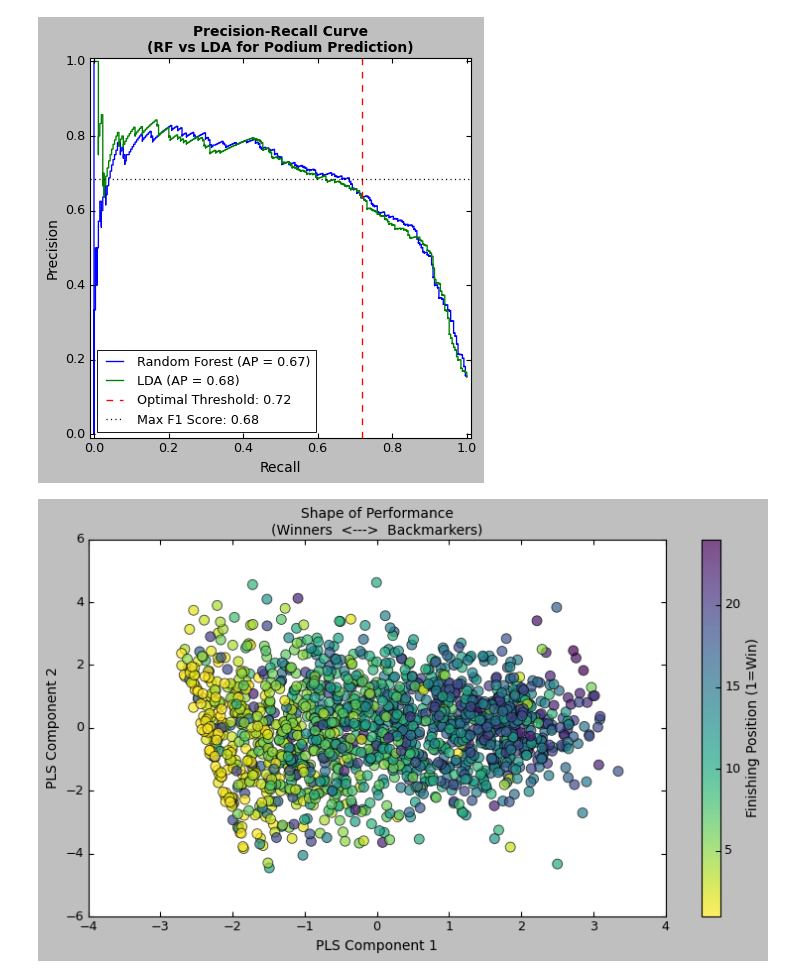
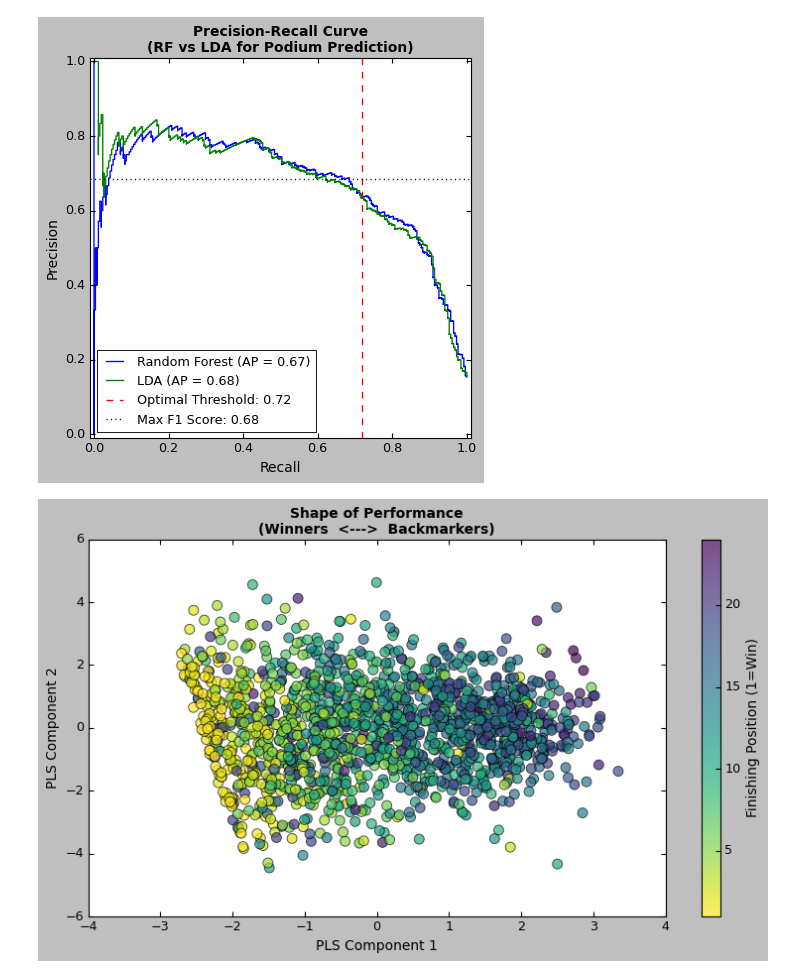
Before and after one commit to shehzanwar/DMSL7406, a Jupyter notebook: Project/f1_proj.ipynb, the cells around one changed output. Drawn from its saved outputs; the diff is of its cells as text; code cells hidden in the pictures.

```diff
--- a/Project/f1_proj.ipynb
+++ b/Project/f1_proj.ipynb
@@ -746,13 +750,13 @@ plt.show()
 # %%
 X_pls_transform = pls_final.transform(X_test_scaled)
 plt.figure(figsize=(10, 6))
 scatter = plt.scatter(X_pls_transform[:, 0], X_pls_transform[:, 1],
             c=y2_test, cmap='viridis_r', alpha=0.7, edgecolors='k', s=80)
 plt.colorbar(scatter, label='Finishing Position (1=Win)')
 plt.xlabel('PLS Component 1')
 plt.ylabel('PLS Component 2')
-plt.title('Shape of Performance\n(Winners  <--->  Backmarkers)')
+plt.title('Shape of Performance\n(Winners  <--->  Backmarkers)', fontweight='bold')
 plt.tight_layout()
 plt.show()
 # %% [output]
-[figure, old version]
+[figure, new version]
```
Also changed, not shown: parts of 6 cells of this notebook.
